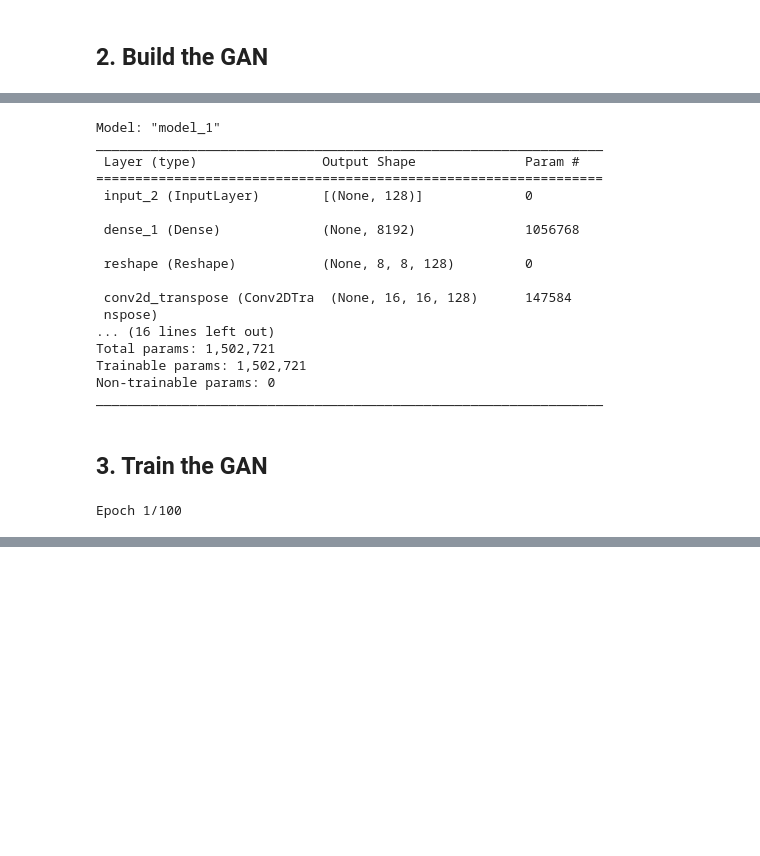
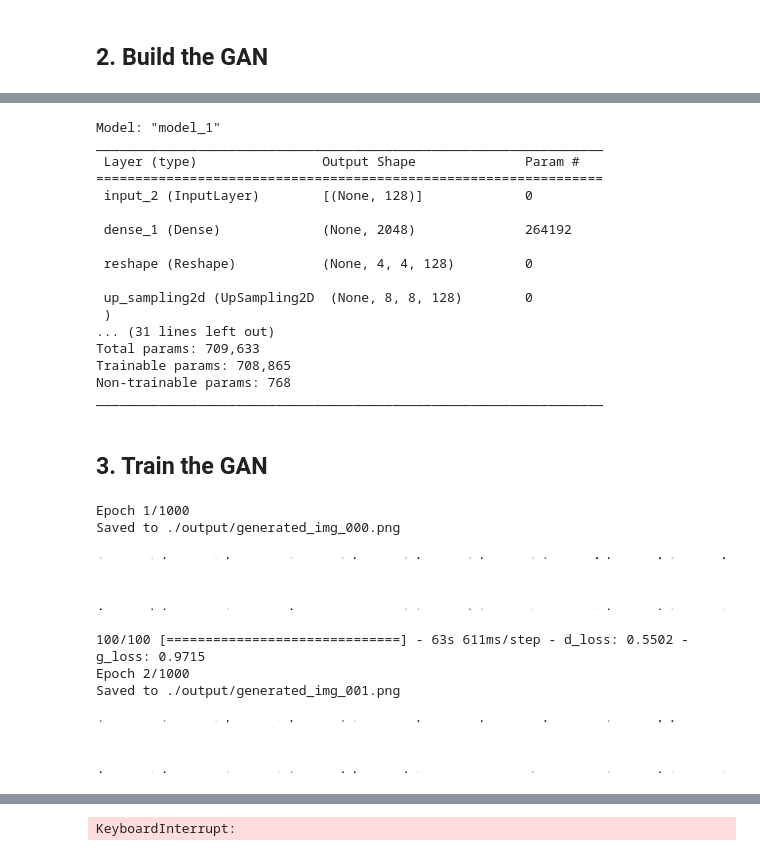
Before and after one commit to davidADSP/Generative_Deep_Learning_2nd_Edition, a Jupyter notebook: notebooks/chapter05/gan/lego/01_train.ipynb, the cells around one changed output, grey strips where cells are left out. Saved outputs shown, nothing was run; the diff lists cells and outputs as text; code cells hidden in the pictures; blank space fills up the shorter version.

```diff
--- a/notebooks/chapter05/gan/lego/01_train.ipynb
+++ b/notebooks/chapter05/gan/lego/01_train.ipynb
@@ -100,12 +100,14 @@ display(train_sample)
 
 discriminator_input = Input(shape=(IMAGE_SIZE, IMAGE_SIZE, CHANNELS))
 x = Conv2D(NUM_FEATURES, kernel_size=3, strides=2, padding="same")(discriminator_input)
+x = BatchNormalization()(x)
 x = LeakyReLU()(x)
 x = Conv2D(NUM_FEATURES, kernel_size=3, strides=2, padding="same")(x)
+x = BatchNormalization()(x)
 x = LeakyReLU()(x)
 x = Conv2D(NUM_FEATURES, kernel_size=3, strides=2, padding="same")(x)
+x = BatchNormalization()(x)
 x = LeakyReLU()(x)
-shape_before_flattening = K.int_shape(x)[1:]  # the decoder will need this!
 x = Flatten()(x)
 discriminator_output = Dense(1, activation="sigmoid")(x)
 
@@ -131,15 +133,21 @@ Non-trainable params: 0
 _________________________________________________________________
 # %%
 generator_input = Input(shape=(Z_DIM,))
-x = Dense(np.prod(shape_before_flattening))(generator_input)
-x = Reshape(shape_before_flattening)(x)
-x = Conv2DTranspose(NUM_FEATURES, kernel_size=3, strides=2, padding="same")(x)
-x = LeakyReLU()(x)
-x = Conv2DTranspose(NUM_FEATURES, kernel_size=3, strides=2, padding="same")(x)
-x = LeakyReLU()(x)
-x = Conv2DTranspose(NUM_FEATURES, kernel_size=3, strides=2, padding="same")(x)
-x = LeakyReLU()(x)
-generator_output = Conv2D(CHANNELS, kernel_size=5, padding="same", activation="sigmoid")(x)
+x = Dense(4*4*NUM_FEATURES)(generator_input)
+x = Reshape((4, 4, NUM_FEATURES))(x)
+x = UpSampling2D()(x)
+x = Conv2D(NUM_FEATURES, kernel_size=3, strides=1, padding="same")(x)
+x = BatchNormalization()(x)
+x = ReLU()(x)
+x = UpSampling2D()(x)
+x = Conv2D(NUM_FEATURES, kernel_size=3, strides=1, padding="same")(x)
+x = BatchNormalization()(x)
+x = ReLU()(x)
+x = UpSampling2D()(x)
+x = Conv2D(NUM_FEATURES, kernel_size=3, strides=1, padding="same")(x)
+x = BatchNormalization()(x)
+x = ReLU()(x)
+generator_output = Conv2D(CHANNELS, kernel_size=3, padding="same", activation="tanh")(x)
 generator = Model(generator_input, generator_output)
 generator.summary()
 # %% [output]
@@ -149,16 +157,16 @@ _________________________________________________________________
 =================================================================
  input_2 (InputLayer)        [(None, 128)]             0
 
- dense_1 (Dense)             (None, 8192)              1056768
+ dense_1 (Dense)             (None, 2048)              264192
 
- reshape (Reshape)           (None, 8, 8, 128)         0
+ reshape (Reshape)           (None, 4, 4, 128)         0
 
- conv2d_transpose (Conv2DTra  (None, 16, 16, 128)      147584
- nspose)
-... (16 lines left out)
-Total params: 1,502,721
-Trainable params: 1,502,721
-Non-trainable params: 0
+ up_sampling2d (UpSampling2D  (None, 8, 8, 128)        0
+ )
+... (31 lines left out)
+Total params: 709,633
+Trainable params: 708,865
+Non-trainable params: 768
 _________________________________________________________________
 # %%
 class GAN(Model):
@@ -240,7 +253,7 @@ model_checkpoint_callback = ModelCheckpoint(
     verbose=0,
 )
 
-tensorboard_callback = TensorBoard(log_dir="./logs")
+tensorboard_callback = TensorBoard(log_dir="./logs2")
 
 class ImageGenerator(Callback):
     def __init__(self, num_img, latent_dim):
@@ -250,6 +263,6 @@ class ImageGenerator(Callback):
     def on_epoch_end(self, epoch, logs=None):
         random_latent_vectors = tf.random.normal(shape=(self.num_img, self.latent_dim))
         generated_images = self.model.generator(random_latent_vectors)
-        generated_images *= 255
+        generated_images = generated_images * 128 + 128
         generated_images = generated_images.numpy()
         display(generated_images, save_to = "./output/generated_img_%03d.png" % (epoch))
@@ -264,9 +271,22 @@ gan.compile(
+# %%
+gan.compile(
+    d_optimizer=Adam(learning_rate=0.00005),
+    g_optimizer=Adam(learning_rate=0.0002),
+    loss_fn=BinaryCrossentropy(),
+)
 # %%
 history = gan.fit(
     train.repeat(),
-    epochs=EPOCHS,
+    epochs=EPOCHS*10,
     steps_per_epoch = 100,
+    # initial_epoch = 105,
     callbacks=[model_checkpoint_callback, tensorboard_callback, ImageGenerator(num_img=10, latent_dim=Z_DIM)],
 )
 # %% [output]
-Epoch 1/100
+Epoch 1/1000
+Saved to ./output/generated_img_000.png
+[figure, added]
+100/100 [==============================] - 63s 611ms/step - d_loss: 0.5502 - g_loss: 0.9715
+Epoch 2/1000
+Saved to ./output/generated_img_001.png
+[figure, added]
@@ -272,0 +295 @@ Epoch 1/100
+KeyboardInterrupt:
```
Also changed, not shown: parts of 11 cells of this notebook, 9 other files.
